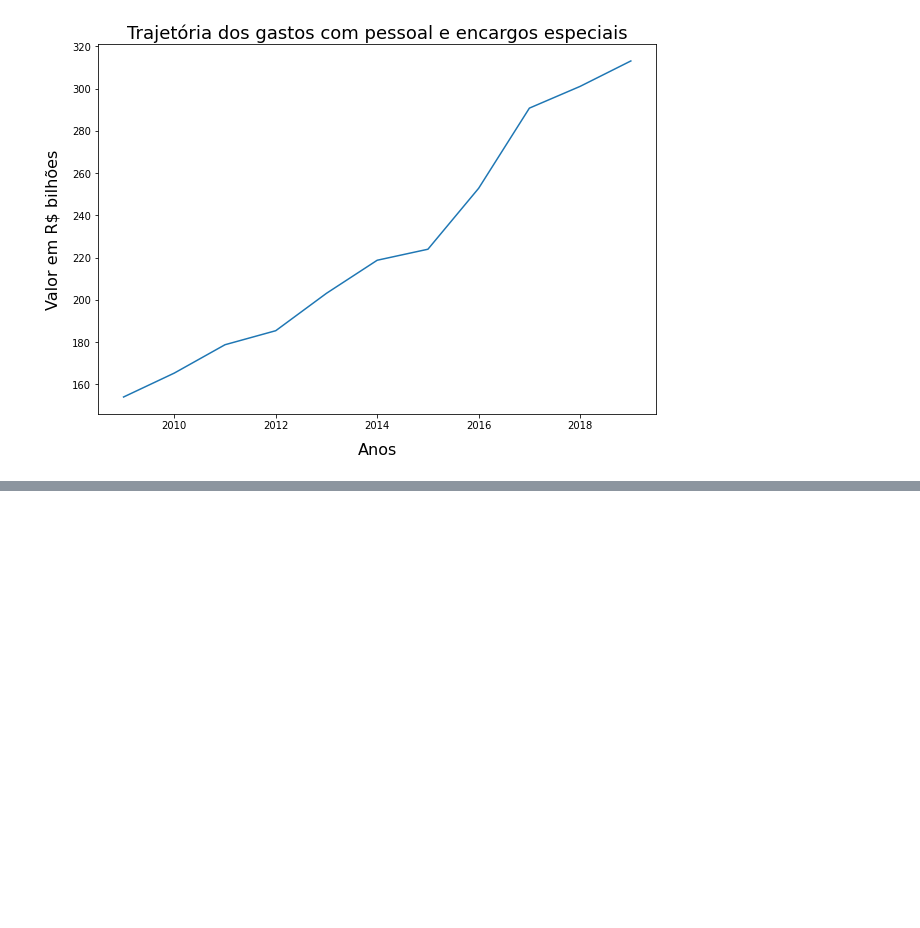
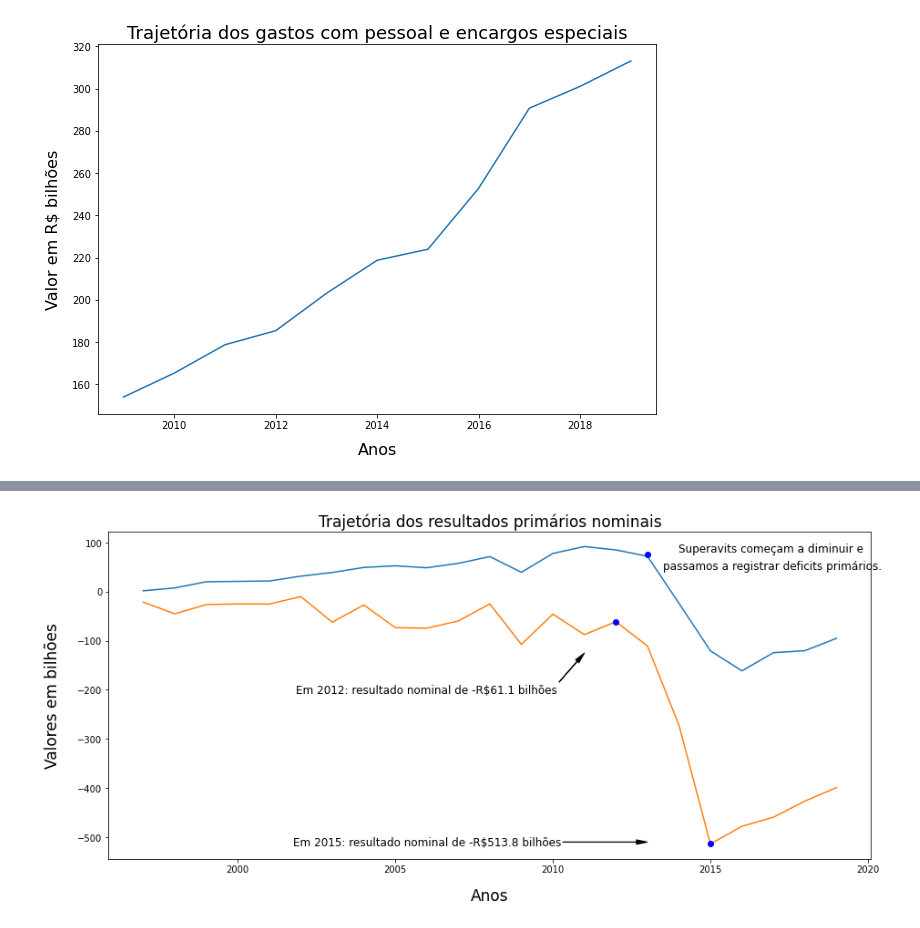
Before and after one commit to jp-data/breves-analises, a Jupyter notebook: Previdência_social_brasileira.ipynb, the cells around one changed output, grey strips where cells are left out. Cells and saved outputs as stored; diff of their text form; code cells hidden in the pictures; blank space fills up the shorter version.

```diff
--- a/Previdência_social_brasileira.ipynb
+++ b/Previdência_social_brasileira.ipynb
@@ -494,0 +521,20 @@ plt.show()
+# %%
+#apagando as linhas desnecessárias
+df = df.drop([0,1,2,4,9,11,12,13,14,15,19,
+              17,18,20,21,22,23,24,25,26,27,28,29,30,31,32,33], axis= 0)
+
+#apagando colunas desnessárias, que possuem campos NaN
+df = df.dropna(axis= 1, how= 'all')
+
+#alterando o cabeçalho dos dados, que recebera a primeira linha do DF, os anos de observação.
+df.columns = df.iloc[0]
+df = df[1:]
+
+#mudando o indexador dos dados para simplificar a localização de cada um nas iterações.
+index = ['receita_total','transferencias','receita_liquida','despesa_total','resultado_primario','resultado_nominal']
+df.index = index
+#dropando a coluna discriminação, que de certa forma se tornou o indexador de maneira mais simplificada.
+df= df.drop(['Discriminação'], axis = 1)
+df.head(10)
+
+df.head(10)
@@ -494,0 +549,30 @@ plt.show()
+# %%
+y1= df.iloc[4]/1000
+y2= df.iloc[5]/1000
+x= [1997, 1998, 1999, 2000, 2001, 2002, 2003, 2004, 2005, 2006, 2007, 2008, 2009,
+    2010, 2011, 2012, 2013, 2014, 2015, 2016, 2017, 2018, 2019]
+
+fig= plt.figure(figsize= (15,6.6))
+fig= plt.plot(x,y1, label= 'Resultado primário')
+plt.plot(2013, 75, 'bo' )
+t=plt.text(2014, 80, "Superavits começam a diminuir e ", fontname='Arial', size=12)
+t=plt.text(2013.5,45, "passamos a registrar deficits primários.", size=12, fontname= 'Arial')
+
+fig= plt.plot(x,y2, label= 'Resultado nominal')
+plt.plot(2012, -61, 'bo')
+plt.plot(2015, -513, 'bo')
+#t= plt.text(2010,-200, "Aqui", size= 12)
+plt.annotate("Em 2012: resultado nominal de -R$61.1 bilhões", (2011.0,-125.0), xytext=(2006.0,-200.0),
+             fontsize= 12, fontname= 'Arial', ha='center', va= 'center',
+             arrowprops= dict(color='black', width=0.3, headwidth= 5 ))
+plt.annotate("Em 2015: resultado nominal de -R$513.8 bilhões", (2013,-510), xytext=(2006,-510), fontsize=12,
+             fontname= 'Arial', ha= 'center', va='center', arrowprops= dict(color='black', width=0.3, headwidth= 5))
+
+
+plt.ylabel('Valores em bilhões', labelpad= 18, fontsize= 17)
+plt.xlabel('Anos', labelpad= 15, fontsize= 17)
+plt.title('Trajetória dos resultados primários nominais', fontsize= 17)
+
+plt.show()
+# %% [output]
+[figure, added]
```
Also changed, not shown: parts of 42 cells of this notebook.
